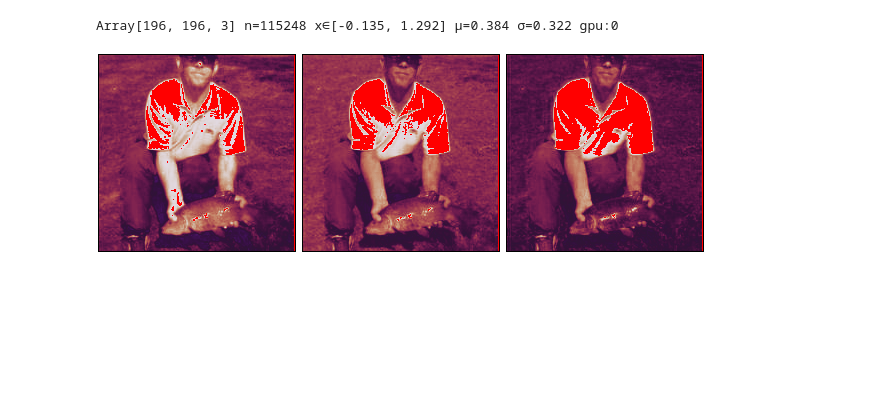
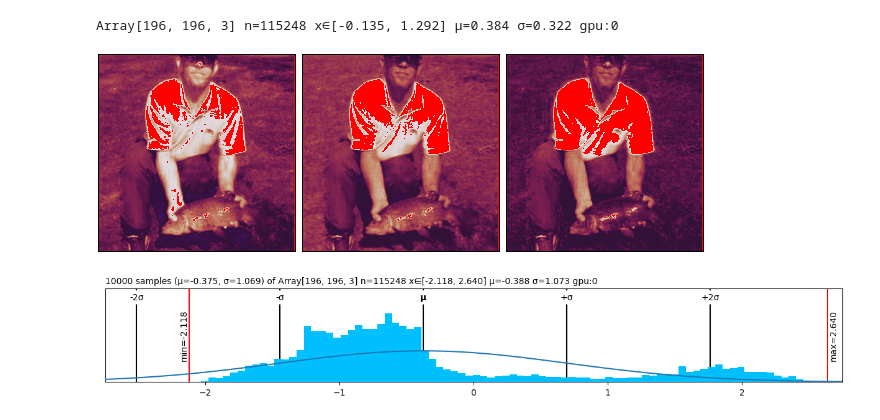
Before and after one commit to xl0/lovely-jax, a Jupyter notebook: nbs/10_patch.ipynb, the cells around one changed output. Drawn from its saved outputs; the diff is of its cells as text; code cells hidden in the pictures; blank space fills up the shorter version.

```diff
--- a/nbs/10_patch.ipynb
+++ b/nbs/10_patch.ipynb
@@ -179,6 +179,8 @@ Array[196, 196, 3] n=115248 x∈[-0.135, 1.292] μ=0.384 σ=0.322 gpu:0
 [figure]
 # %%
 # |hide
-# image.plt
+image.plt
+# %% [output]
+[figure, added]
 # %%
 # |hide
```
Also changed, not shown: parts of 6 cells of this notebook, 17 other files.
